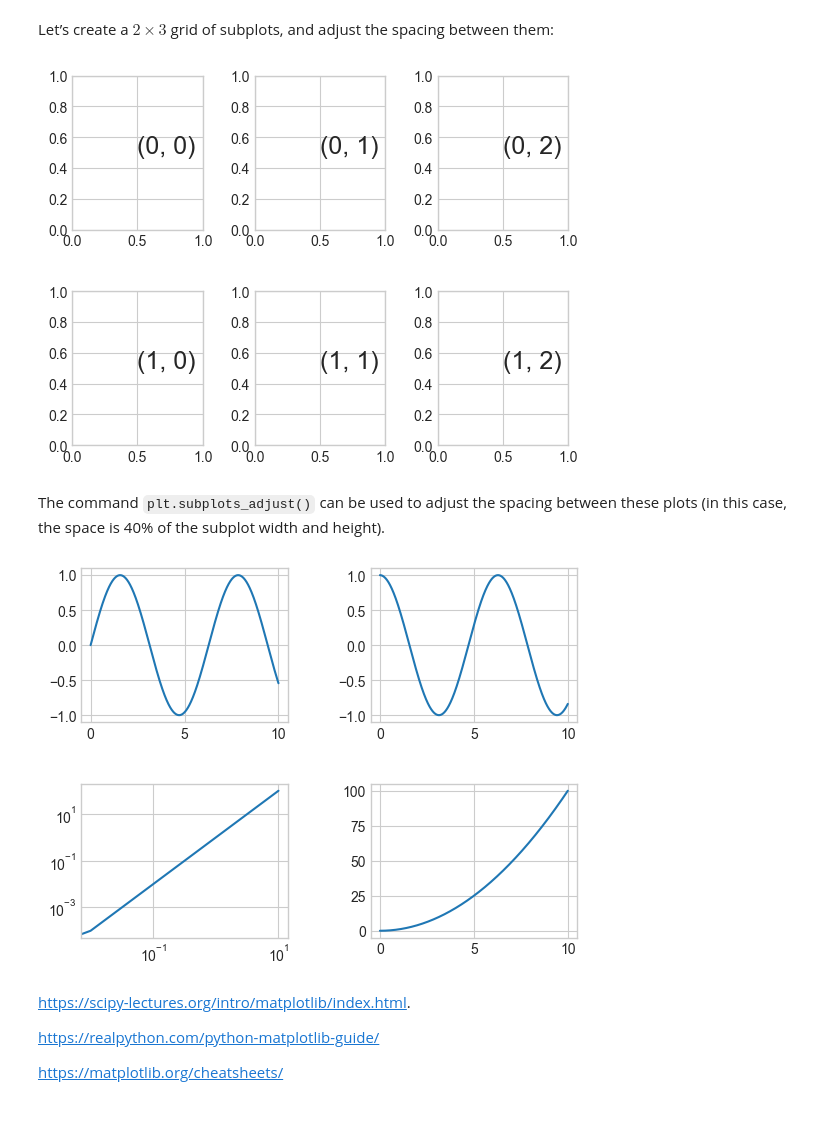
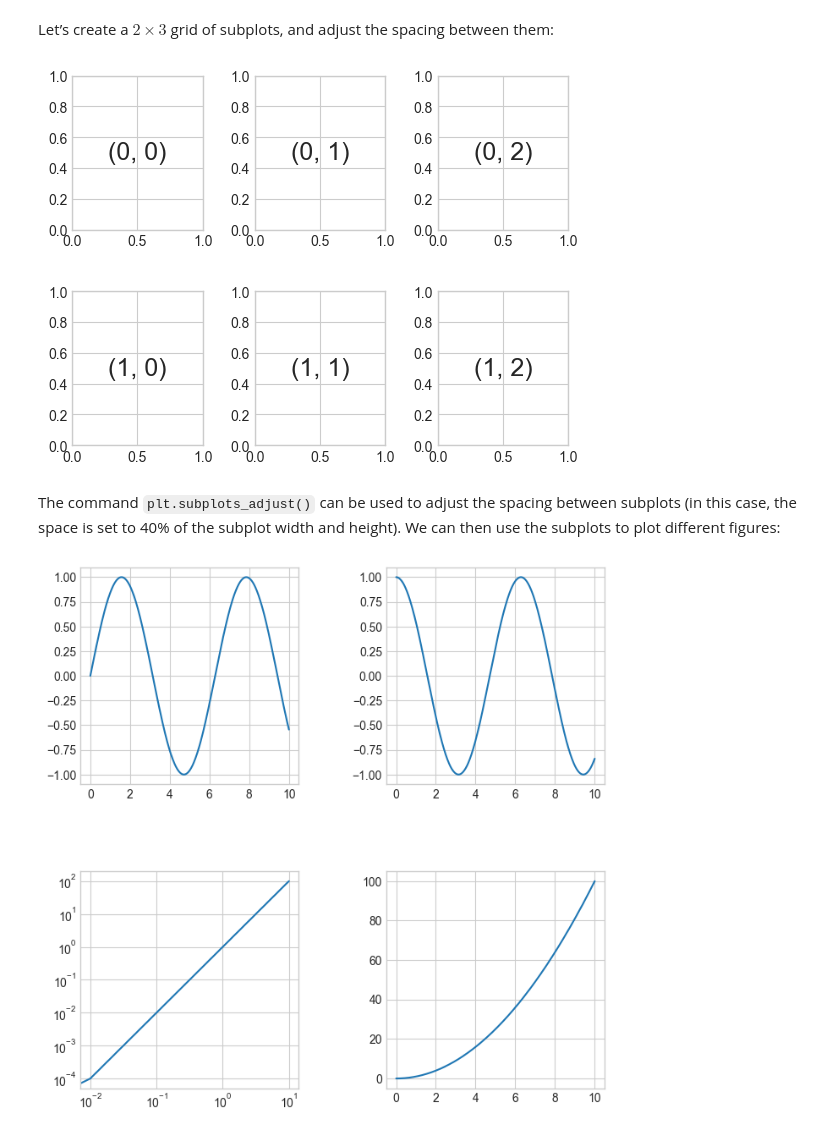
Before and after one commit to phonchi/nsysu-math106A-2023, a Jupyter notebook: static_files/presentations/12_Matplotlib.ipynb, the cells around one changed output. Cells and saved outputs as stored; diff of their text form; code cells hidden in the pictures.

```diff
--- a/static_files/presentations/12_Matplotlib.ipynb
+++ b/static_files/presentations/12_Matplotlib.ipynb
@@ -32,4 +39,4 @@ Just as we use the `np` shorthand for `NumPy`, we will use some standard shortha
 import matplotlib as mpl
 import matplotlib.pyplot as plt
 import numpy as np
-plt.style.use('seaborn-whitegrid')
+plt.style.use('seaborn-v0_8-whitegrid')
@@ -440,27 +438,21 @@ fig, ax = plt.subplots(2, 3)
 fig.subplots_adjust(hspace=0.4, wspace=0.4)
 for i in range(2):
     for j in range(3):
-        ax[i, j].text(0.5, 0.5, str((i, j)), fontsize=18)
+        ax[i, j].text(0.5, 0.5, str((i, j)), fontsize=18, ha='center', va='center')
 # %% [output]
-[figure, old version]
+[figure, new version]
 # %% [markdown]
-The command `plt.subplots_adjust()` can be used to adjust the spacing between these plots (in this case, the space is 40% of the subplot width and height).
+The command `plt.subplots_adjust()` can be used to adjust the spacing between subplots (in this case, the space is set to 40% of the subplot width and height). We can then use the subplots to plot different figures:
 # %%
-fig, ax = plt.subplots(2, 2)
+fig, ax = plt.subplots(2, 2, figsize=(8,8))
 fig.subplots_adjust(hspace=0.4, wspace=0.4)
 
 x = np.linspace(0, 10, 1000)
 ax[0,0].plot(x, np.sin(x))
 ax[0,1].plot(x, np.cos(x))
 ax[1,0].plot(x, x**2)
-ax[1,0].set_xscale('log')
+ax[1,0].set_xscale('log') # Set the scale to log scale
 ax[1,0].set_yscale('log')
 ax[1,1].plot(x, x**2);
 # %% [output]
-[figure, old version]
+[figure, new version]
-# %% [markdown]
-[https://scipy-lectures.org/intro/matplotlib/index.html](https://scipy-lectures.org/intro/matplotlib/index.html).
-
-[https://realpython.com/python-matplotlib-guide/](https://realpython.com/python-matplotlib-guide/)
-
-[https://matplotlib.org/cheatsheets/](https://matplotlib.org/cheatsheets/)
```
Also changed, not shown: parts of 103 cells of this notebook, 2 other files.
